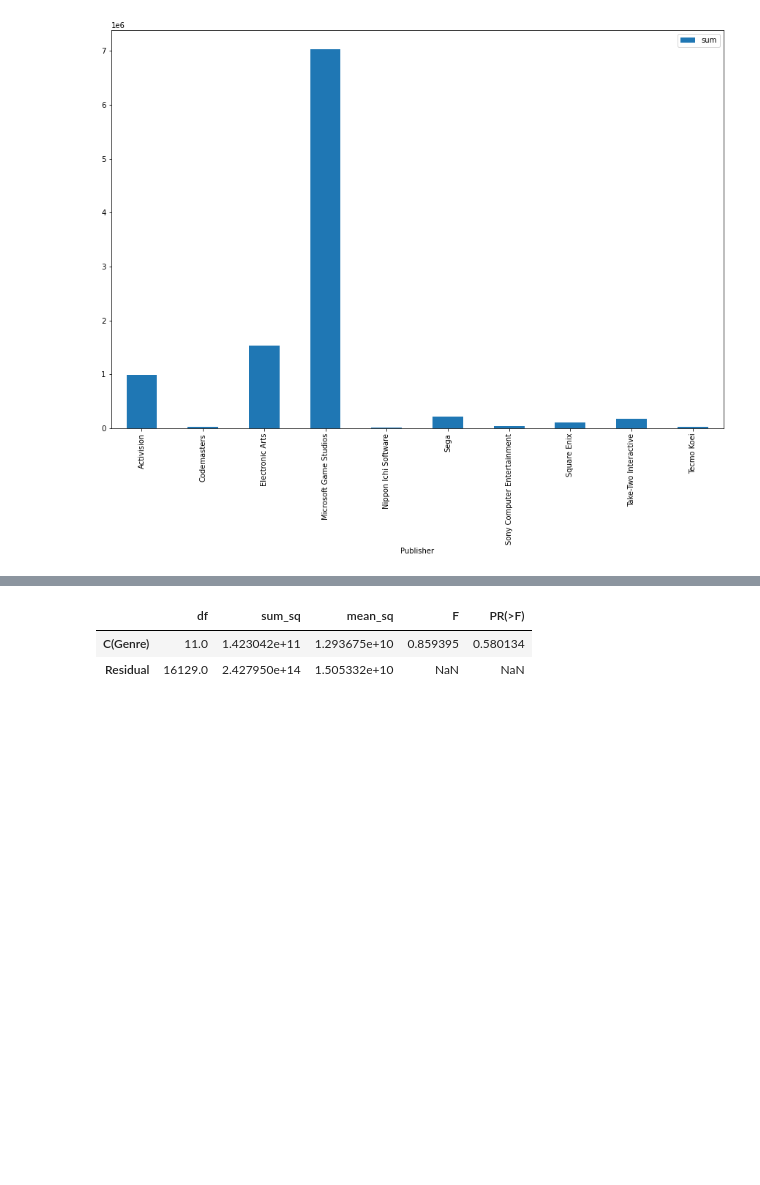
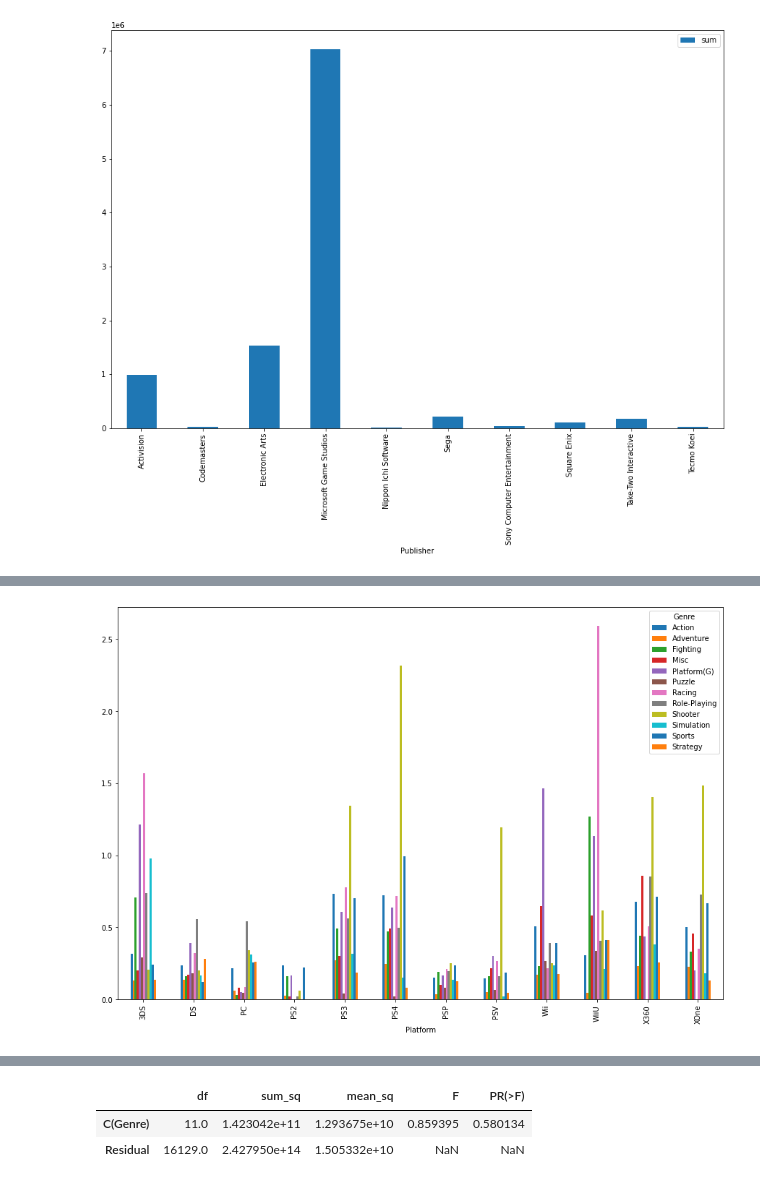
Before and after one commit to nojihun/save, a Jupyter notebook: AI_05_노지훈_section1.ipynb, the cells around one changed output, grey strips where cells are left out. Cells and saved outputs as stored; diff of their text form; code cells hidden in the pictures; blank space fills up the shorter version.

```diff
--- a/AI_05_노지훈_section1.ipynb
+++ b/AI_05_노지훈_section1.ipynb
@@ -584,0 +672,9 @@ plt.show()
+# %%
+df7= pd.DataFrame(df_n.groupby(['Platform','Genre'])[['NA_Sales','EU_Sales', 'JP_Sales', 'Other_Sales']].mean()) #시간에 따른 장르 변화도를 추적하기위해 연도병 장르에 수입들
+df7["sum"] = df7[['NA_Sales','EU_Sales', 'JP_Sales', 'Other_Sales']].sum(axis = 1)
+df7 = pd.DataFrame(df7['sum'])
+df7 = df7.reset_index()
+df7 = df7.pivot_table(index = 'Platform', columns = 'Genre', values = 'sum')
+df7= df7.fillna(0)
+
+df7
@@ -584,0 +696,9 @@ plt.show()
+# %%
+df7.rename(columns ={'Platform':'Platform(G)'}, inplace = True)
+header = list(df7.columns.values)
+df7= df7.reset_index()
+# %%
+df7.plot(x= 'Platform', y= header, kind="bar",figsize=(15,10))
+plt.show()
+# %% [output]
+[figure, added]
```
Also changed, not shown: parts of 20 cells of this notebook.
